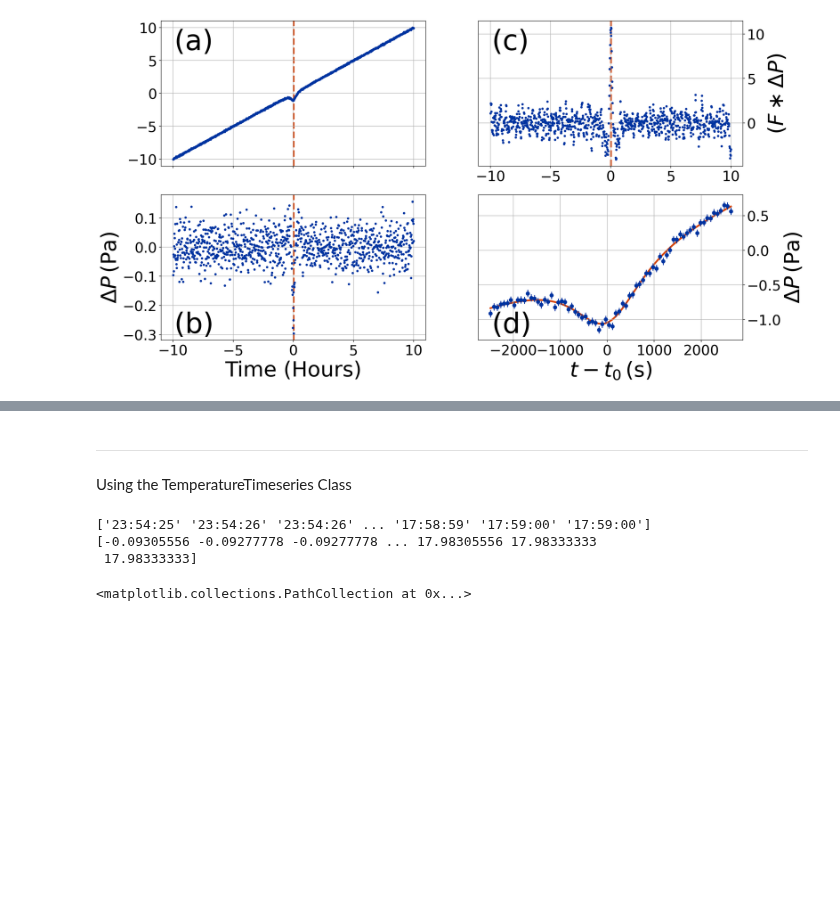
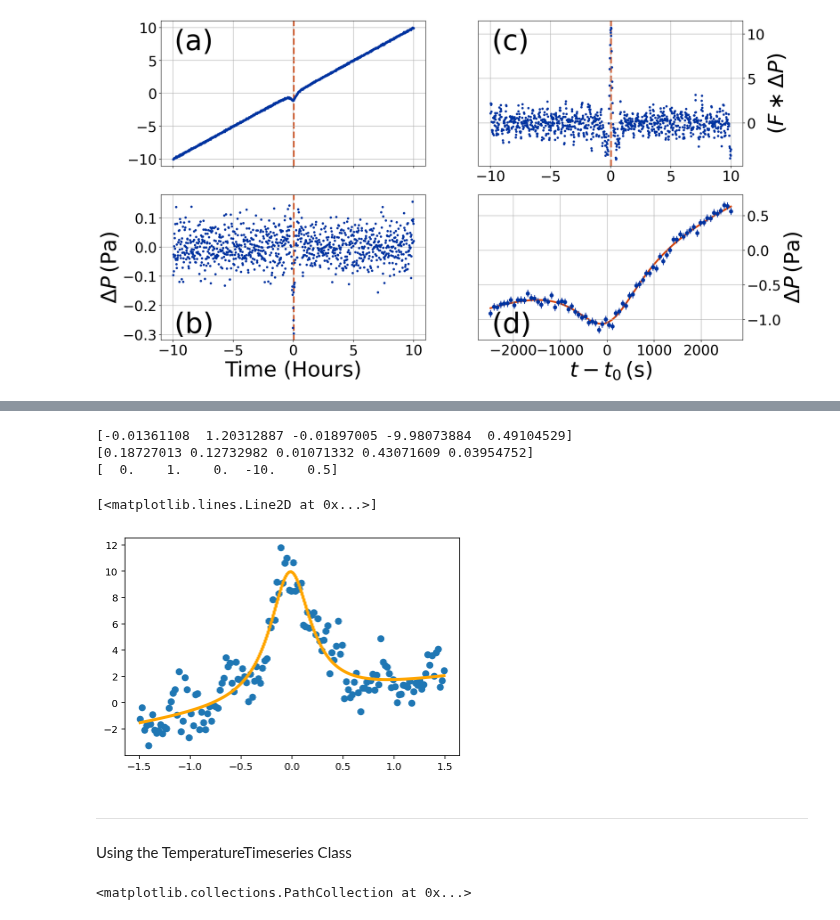
Before and after one commit to BoiseStatePlanetary/muldoon, a Jupyter notebook: docs/examples/Using_Muldoon.ipynb, the cells around one changed output, grey strips where cells are left out. Cells and saved outputs as stored; diff of their text form; code cells hidden in the pictures; blank space fills up the shorter version.

```diff
--- a/docs/examples/Using_Muldoon.ipynb
+++ b/docs/examples/Using_Muldoon.ipynb
@@ -195,0 +211,30 @@ print(len(tt.vortices[0]["time"]))
+# %%
+# Fit vortex using normal linear regression
+# baseline, slope, t0, DeltaT, Gamma
+
+temp_baseline = np.mean(tt.vortices[0]["data"])
+temp_avg_slope = (tt.vortices[0]["data"][-1] - tt.vortices[0]["data"][0])/\
+    (tt.vortices[0]["time"][-1] - tt.vortices[0]["time"][0])
+max_excursion = -np.abs(np.max(tt.vortices[0]["data"]) - np.min(tt.vortices[0]["data"]))
+
+sigma = mad(tt.vortices[0]["data"])
+
+init_params = [temp_baseline, temp_avg_slope, t0, max_excursion, Gamma]
+bounds = [[np.min(tt.vortices[0]["data"]), -3.*np.abs(temp_avg_slope), np.min(tt.vortices[0]["time"]),
+           -3.*np.abs(max_excursion), 0.],
+          [np.max(tt.vortices[0]["data"]),  3.*np.abs(temp_avg_slope), np.max(tt.vortices[0]["time"]),
+            0., 3.*Gamma]]
+
+popt, unc = fit_vortex(tt.vortices[0], init_params, bounds)
+print(popt)
+print(unc)
+print(temp_right_answer)
+
+plt.scatter(tt.vortices[0]["time"], tt.vortices[0]["data"])
+plt.plot(tt.vortices[0]["time"], modified_lorentzian(tt.vortices[0]["time"], *popt), lw=3, color='orange')
+# %% [output]
+[-0.01361108  1.20312887 -0.01897005 -9.98073884  0.49104529]
+[0.18727013 0.12732982 0.01071332 0.43071609 0.03954752]
+[  0.    1.    0.  -10.    0.5]
+[<matplotlib.lines.Line2D at 0x...>]
+[figure, added]
@@ -199,14 +246,6 @@ Using the TemperatureTimeseries Class
 # %%
 # Temperature data
 filename="WE__0089___________CAL_ATS_________________P01.CSV"
-# %%
-# Correct read_data to allow for sub-second sampling rates
-times = make_seconds_since_midnight(filename)
-print(times)
-# %% [output]
-['23:54:25' '23:54:26' '23:54:26' ... '17:58:59' '17:59:00' '17:59:00']
-[-0.09305556 -0.09277778 -0.09277778 ... 17.98305556 17.98333333
- 17.98333333]
 # %%
 time, temperature = read_Perseverance_ATS_data(filename, which_ATS=1)
 tt = TemperatureTimeseries(time, temperature)
```
Also changed, not shown: parts of 6 cells of this notebook.
